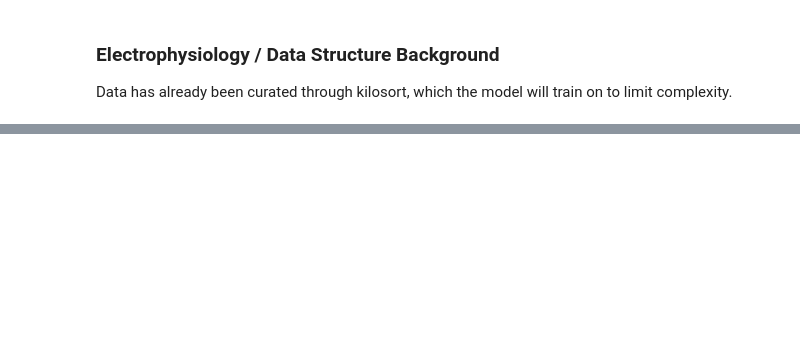
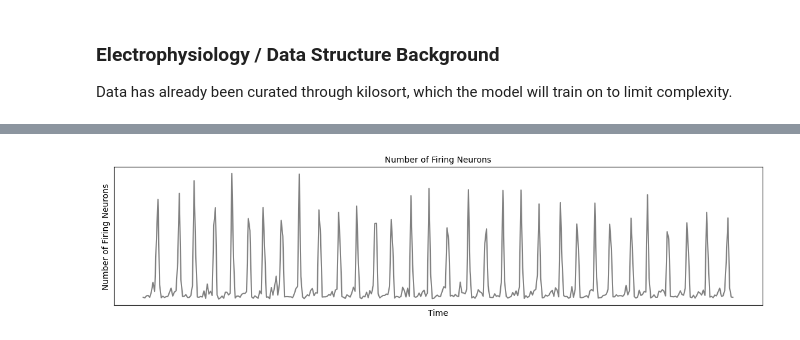
Before and after one commit to nomuwill/graham, a Jupyter notebook: jupyterNotebookWIP.ipynb, the cells around one changed output, grey strips where cells are left out. Drawn from its saved outputs; the diff is of its cells as text; code cells hidden in the pictures; blank space fills up the shorter version.

```diff
--- a/jupyterNotebookWIP.ipynb
+++ b/jupyterNotebookWIP.ipynb
@@ -111,0 +95,19 @@ Oscillatory Dynamics:
+# %%
+# Get total number of firing neurons at each time step
+num_firing_neurons = np.sum(binned_data, axis=1)
+num_nuerons = binned_data.shape[1]
+
+# Normalize num_nuerons to original number of neurons
+num_firing_neurons = num_firing_neurons / num_nuerons
+
+# Plot number of firing neurons
+plt.figure(figsize=(14, 3))
+plt.title("Number of Firing Neurons", fontsize=10)
+plt.plot(num_firing_neurons, color='grey')
+plt.xticks([])
+plt.yticks([])
+plt.ylabel("Number of Firing Neurons")
+plt.xlabel("Time")
+plt.show()
+# %% [output]
+[figure, added]
```
Also changed, not shown: parts of 13 cells of this notebook, 9 other files.
